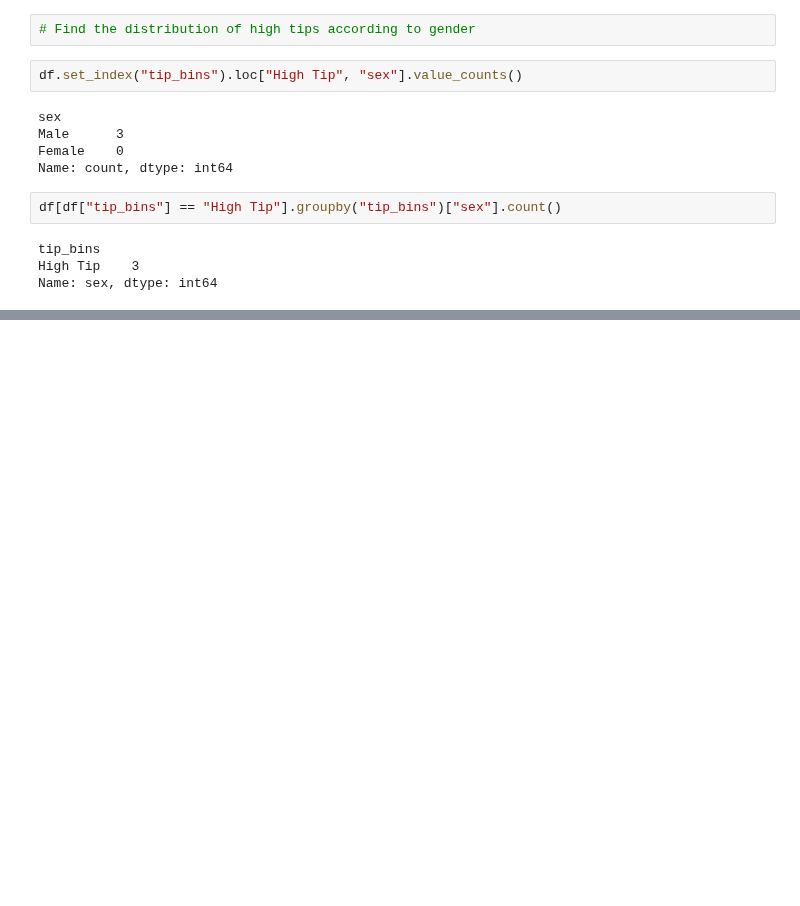
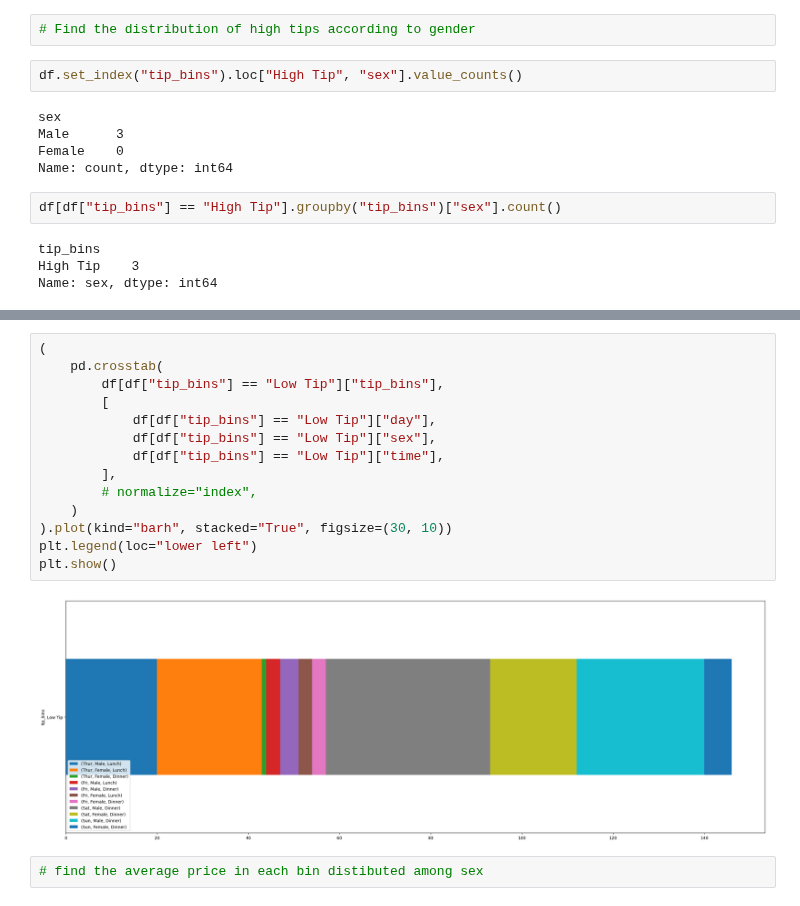
Before and after one commit to gauravgulia26/DataScience_Toolkit, a Jupyter notebook: Machine_Learning_2025/binning/binning.ipynb, the cells around one changed output, grey strips where cells are left out. Saved outputs shown, nothing was run; the diff lists cells and outputs as text; blank space fills up the shorter version.

```diff
--- a/Machine_Learning_2025/binning/binning.ipynb
+++ b/Machine_Learning_2025/binning/binning.ipynb
@@ -74,0 +103,18 @@ pd.crosstab(
+# %%
+(
+    pd.crosstab(
+        df[df["tip_bins"] == "Low Tip"]["tip_bins"],
+        [
+            df[df["tip_bins"] == "Low Tip"]["day"],
+            df[df["tip_bins"] == "Low Tip"]["sex"],
+            df[df["tip_bins"] == "Low Tip"]["time"],
+        ],
+        # normalize="index",
+    )
+).plot(kind="barh", stacked="True", figsize=(30, 10))
+plt.legend(loc="lower left")
+plt.show()
+# %% [output]
+[figure, added]
+# %%
+# find the average price in each bin distibuted among sex
```
Also changed, not shown: parts of 18 cells of this notebook.
